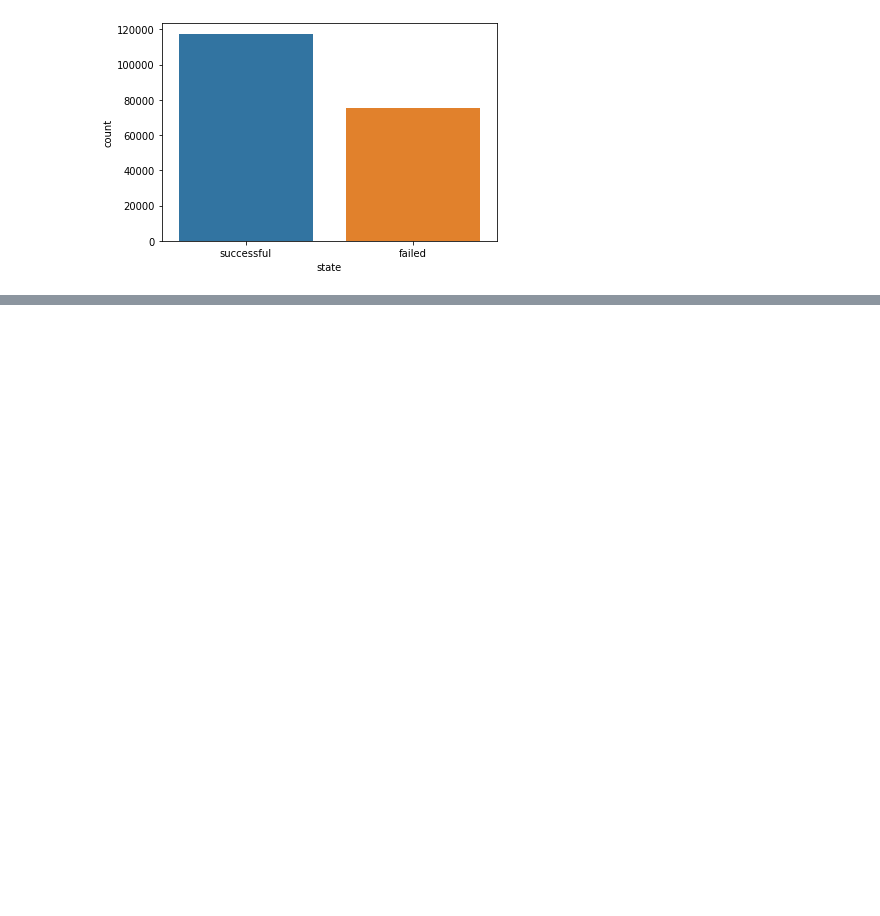
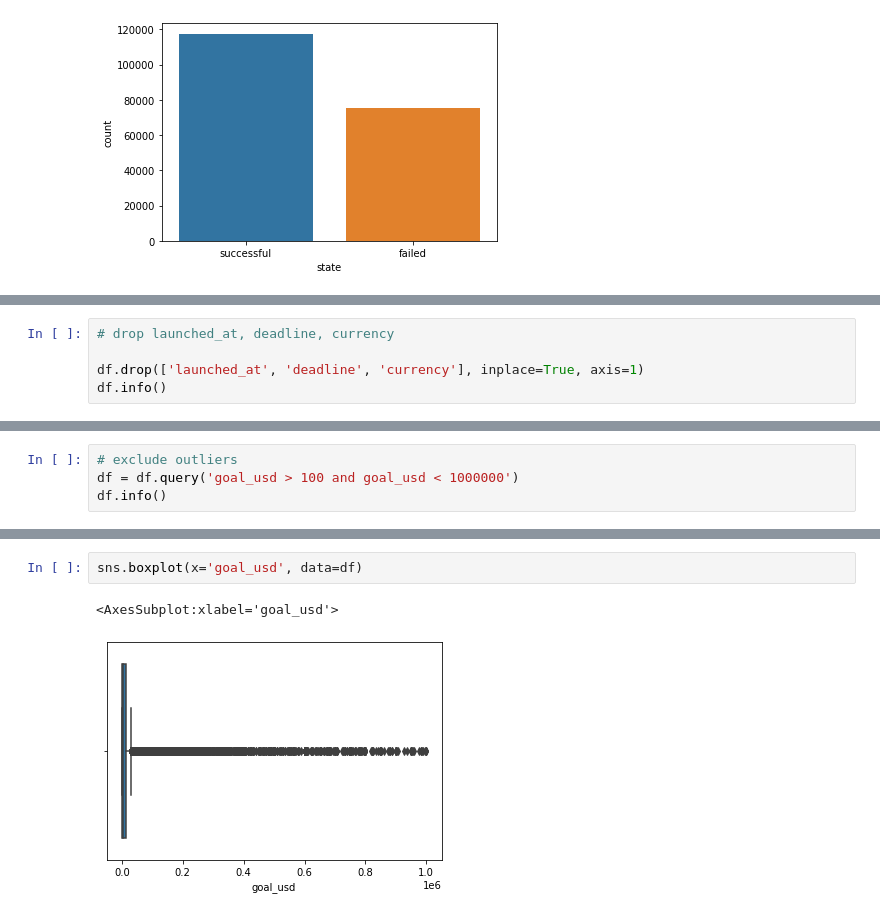
Before and after one commit to laurantirkh/kickstarter-ml, a Jupyter notebook: EDA2.ipynb, the cells around one changed output, grey strips where cells are left out. Drawn from its saved outputs; the diff is of its cells as text; blank space fills up the shorter version.

```diff
--- a/EDA2.ipynb
+++ b/EDA2.ipynb
@@ -69,0 +69,5 @@ memory usage: 18.7+ MB
+# %%
+# drop launched_at, deadline, currency
+
+df.drop(['launched_at', 'deadline', 'currency'], inplace=True, axis=1)
+df.info()
@@ -69,0 +118,4 @@ memory usage: 18.7+ MB
+# %%
+# exclude outliers
+df = df.query('goal_usd > 100 and goal_usd < 1000000')
+df.info()
@@ -69,0 +136,5 @@ memory usage: 18.7+ MB
+# %%
+sns.boxplot(x='goal_usd', data=df)
+# %% [output]
+<AxesSubplot:xlabel='goal_usd'>
+[figure, added]
```
Also changed, not shown: parts of 24 cells of this notebook.
